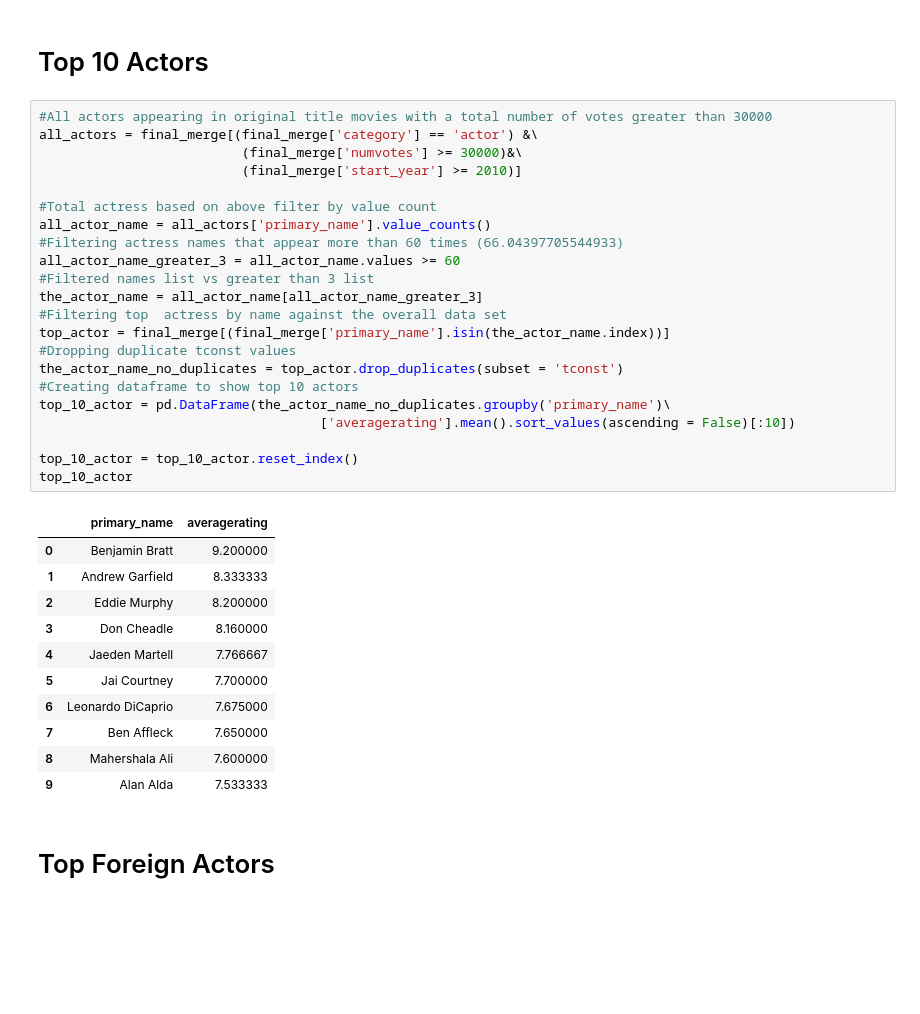
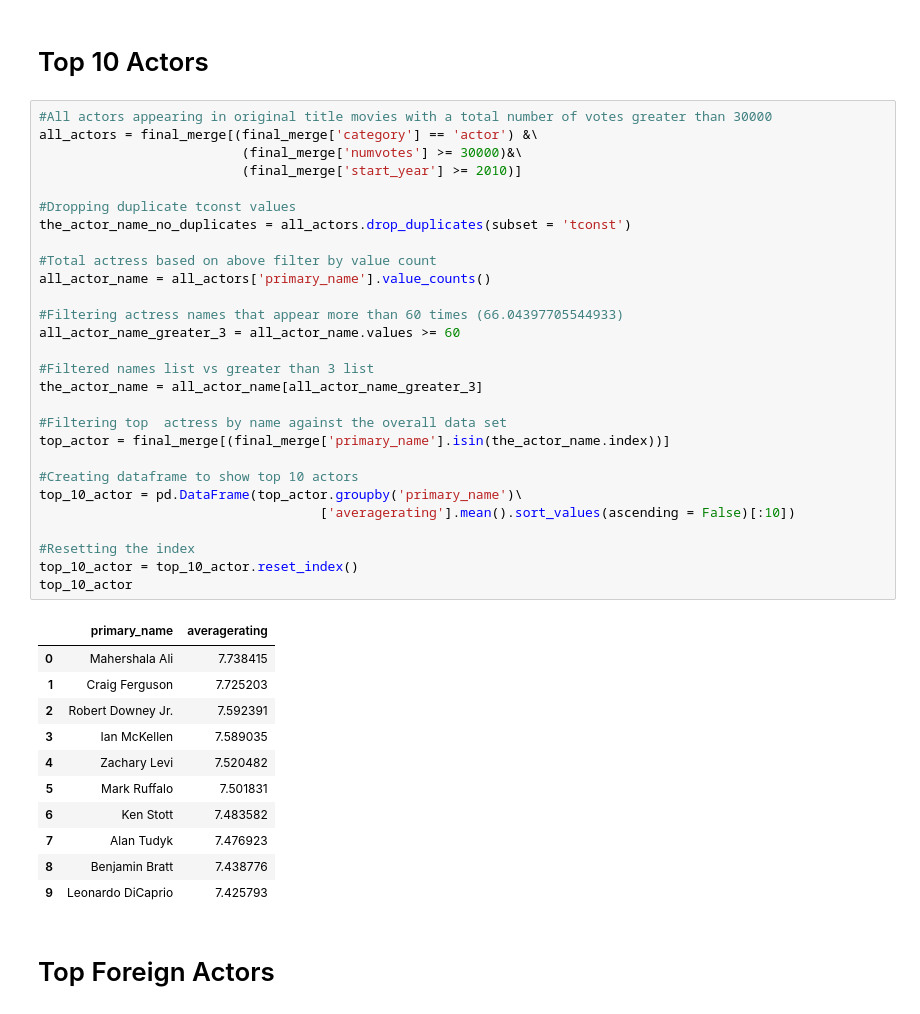
Before and after one commit to kyledufrane/Microsoft_Movie_Analysis, a Jupyter notebook: working_notebooks/updated_imdb.ipynb, the cells around one changed output. Cells and saved outputs as stored; diff of their text form; blank space fills up the shorter version.

```diff
--- a/working_notebooks/updated_imdb.ipynb
+++ b/working_notebooks/updated_imdb.ipynb
@@ -952,37 +1041,43 @@ top_10_actress_us
 # %%
 #All actors appearing in original title movies with a total number of votes greater than 30000
 all_actors = final_merge[(final_merge['category'] == 'actor') &\
                           (final_merge['numvotes'] >= 30000)&\
                           (final_merge['start_year'] >= 2010)]
 
+#Dropping duplicate tconst values
+the_actor_name_no_duplicates = all_actors.drop_duplicates(subset = 'tconst')
+
 #Total actress based on above filter by value count
 all_actor_name = all_actors['primary_name'].value_counts()
+
 #Filtering actress names that appear more than 60 times (66.04397705544933)
 all_actor_name_greater_3 = all_actor_name.values >= 60
+
 #Filtered names list vs greater than 3 list
 the_actor_name = all_actor_name[all_actor_name_greater_3]
+
 #Filtering top  actress by name against the overall data set
 top_actor = final_merge[(final_merge['primary_name'].isin(the_actor_name.index))]
-#Dropping duplicate tconst values
-the_actor_name_no_duplicates = top_actor.drop_duplicates(subset = 'tconst')
+
 #Creating dataframe to show top 10 actors
-top_10_actor = pd.DataFrame(the_actor_name_no_duplicates.groupby('primary_name')\
+top_10_actor = pd.DataFrame(top_actor.groupby('primary_name')\
                                     ['averagerating'].mean().sort_values(ascending = False)[:10])
 
+#Resetting the index
 top_10_actor = top_10_actor.reset_index()
 top_10_actor
 # %% [output]
 |  | primary_name | averagerating |
-| 0 | Benjamin Bratt | 9.200000 |
-| 1 | Andrew Garfield | 8.333333 |
-| 2 | Eddie Murphy | 8.200000 |
-| 3 | Don Cheadle | 8.160000 |
-| 4 | Jaeden Martell | 7.766667 |
-| 5 | Jai Courtney | 7.700000 |
-| 6 | Leonardo DiCaprio | 7.675000 |
-| 7 | Ben Affleck | 7.650000 |
-| 8 | Mahershala Ali | 7.600000 |
-| 9 | Alan Alda | 7.533333 |
+| 0 | Mahershala Ali | 7.738415 |
+| 1 | Craig Ferguson | 7.725203 |
+| 2 | Robert Downey Jr. | 7.592391 |
+| 3 | Ian McKellen | 7.589035 |
+| 4 | Zachary Levi | 7.520482 |
+| 5 | Mark Ruffalo | 7.501831 |
+| 6 | Ken Stott | 7.483582 |
+| 7 | Alan Tudyk | 7.476923 |
+| 8 | Benjamin Bratt | 7.438776 |
+| 9 | Leonardo DiCaprio | 7.425793 |
 # %% [markdown]
 # Top Foreign Actors
 # %%
```
Also changed, not shown: parts of 25 cells of this notebook, 1 other file.
